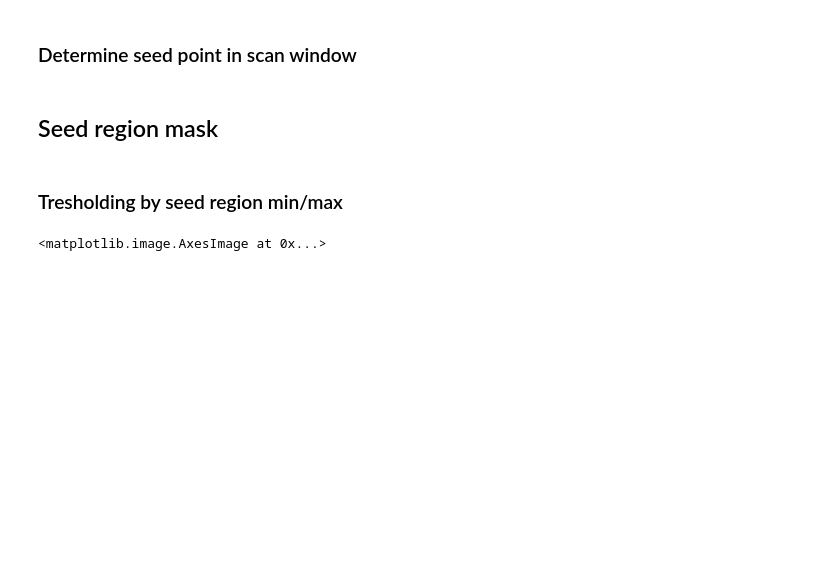
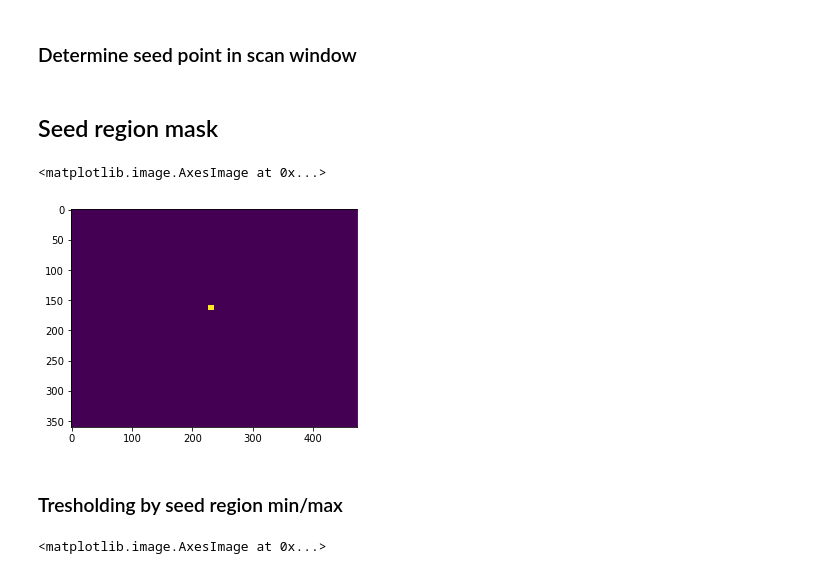
Before and after one commit to penn-ultrasound-research-laboratory/Deep-Ultrasound-Classification, a Jupyter notebook: _notebooks/LeakPluggingCary.ipynb, the cells around one changed output. Saved outputs shown, nothing was run; the diff lists cells and outputs as text; code cells hidden in the pictures; blank space fills up the shorter version.

```diff
--- a/_notebooks/LeakPluggingCary.ipynb
+++ b/_notebooks/LeakPluggingCary.ipynb
@@ -87,6 +89,11 @@ cv2.circle(
 #     -1)
 
 seed_region = (cv2.bitwise_and(scan_window, scan_window, mask=image_mask) > 0).astype(np.uint8)
+# %%
+plt.imshow(image_mask)
+# %% [output]
+<matplotlib.image.AxesImage at 0x...>
+[figure, added]
 # %% [markdown]
 ### Tresholding by seed region min/max
 # %%
```
Also changed, not shown: parts of 3 cells of this notebook.
